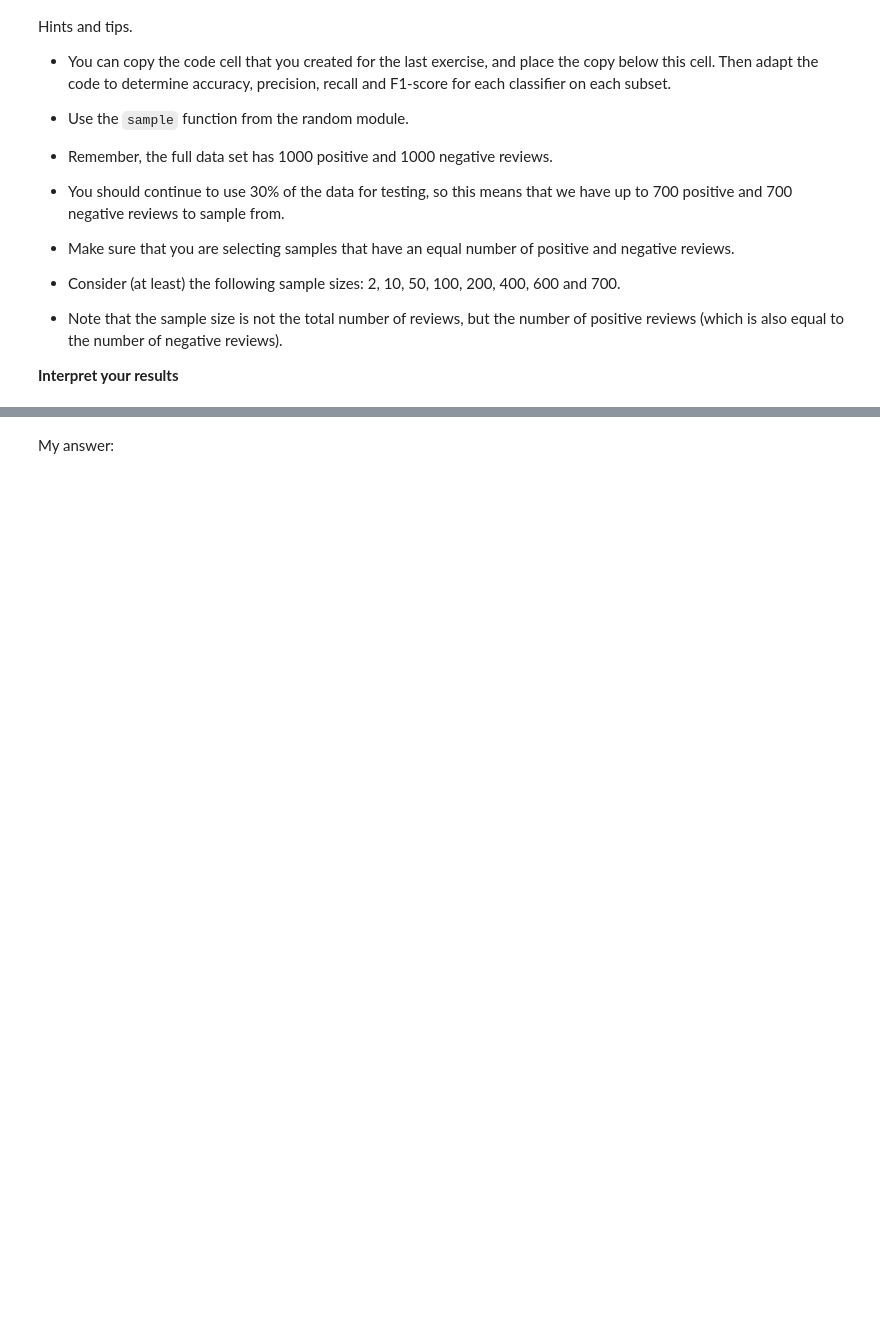
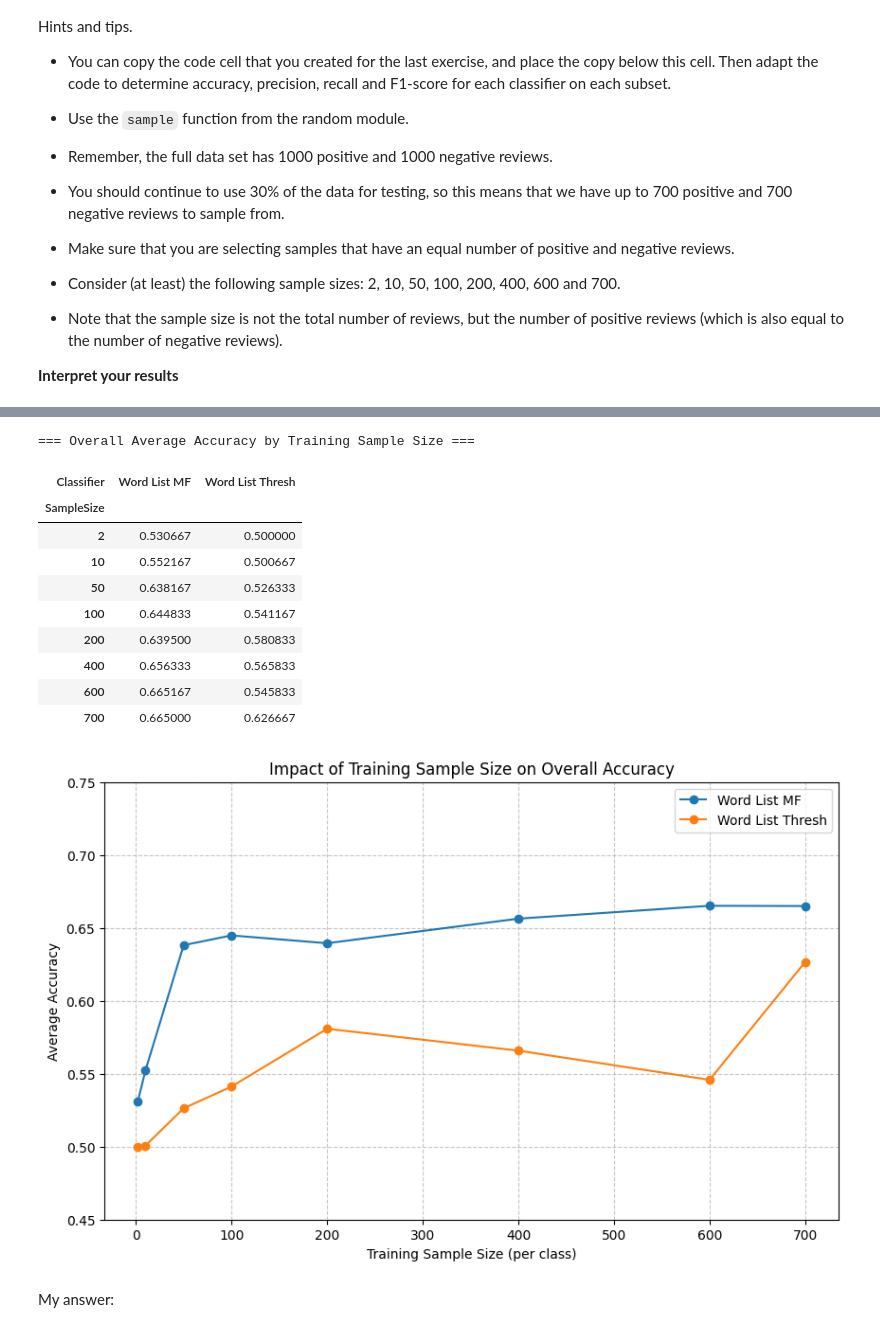
Before and after one commit to Jimbobal/ANLP, a Jupyter notebook: Lab_3_2.ipynb, the cells around one changed output, grey strips where cells are left out. Cells and saved outputs as stored; diff of their text form; code cells hidden in the pictures; blank space fills up the shorter version.

```diff
--- a/Lab_3_2.ipynb
+++ b/Lab_3_2.ipynb
@@ -313,2 +666,36 @@ Hints and tips.
+# %%
+# Calculate and plot overall average accuracy for the two models
+df_accuracy_avg = df_runs.groupby(["SampleSize", "Classifier"])["Accuracy"].mean().reset_index()
+
+print("=== Overall Average Accuracy by Training Sample Size ===")
+display(df_accuracy_avg.pivot(index="SampleSize", columns="Classifier", values="Accuracy"))
+
+# Plotting the Accuracy Curves
+import matplotlib.pyplot as plt
+plt.figure(figsize=(10, 6))
+for name in ["Word List MF", "Word List Thresh"]:
+    subset = df_accuracy_avg[df_accuracy_avg["Classifier"] == name]
+    plt.plot(subset["SampleSize"], subset["Accuracy"], marker='o', label=name)
+
+plt.title("Impact of Training Sample Size on Overall Accuracy")
+plt.xlabel("Training Sample Size (per class)")
+plt.ylabel("Average Accuracy")
+plt.ylim(0.45, 0.75)
+plt.grid(True, linestyle='--', alpha=0.7)
+plt.legend()
+plt.show()
+# %% [output]
+=== Overall Average Accuracy by Training Sample Size ===
+| Classifier | Word List MF | Word List Thresh |
+| SampleSize |  |  |
+| 2 | 0.530667 | 0.500000 |
+| 10 | 0.552167 | 0.500667 |
+| 50 | 0.638167 | 0.526333 |
+| 100 | 0.644833 | 0.541167 |
+| 200 | 0.639500 | 0.580833 |
+| 400 | 0.656333 | 0.565833 |
+| 600 | 0.665167 | 0.545833 |
+| 700 | 0.665000 | 0.626667 |
+[figure, added]
 # %% [markdown]
 My answer:
```
Also changed, not shown: parts of 17 cells of this notebook.
